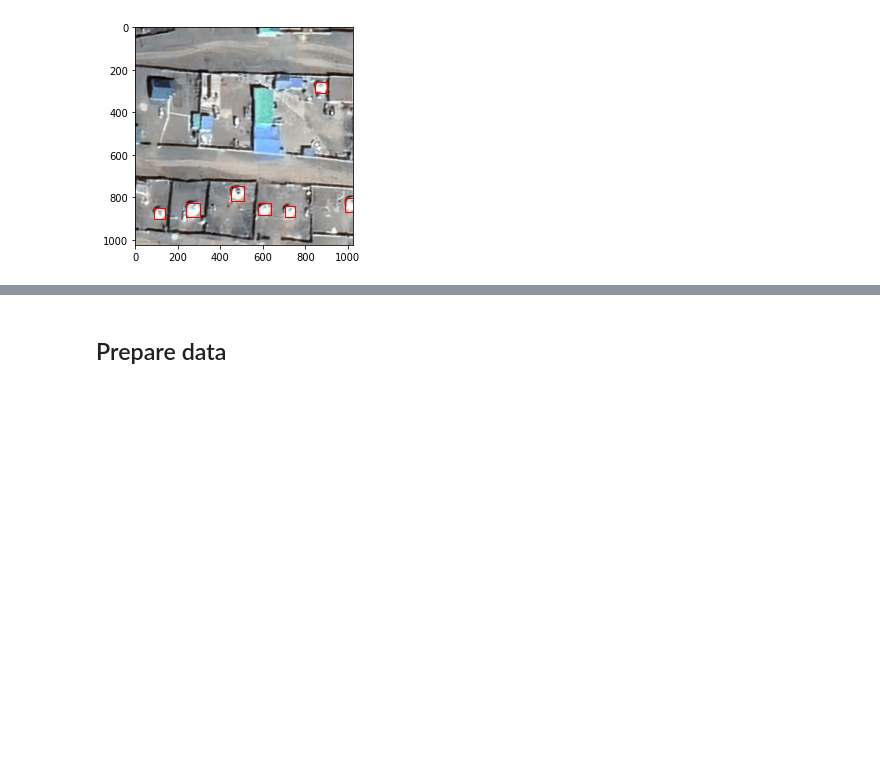
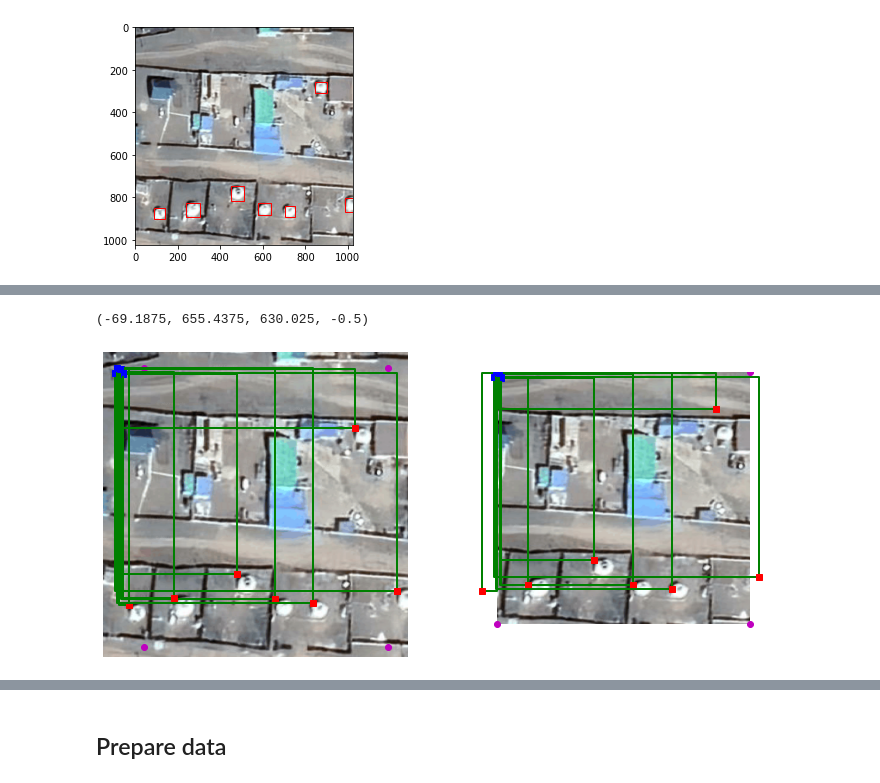
Before and after one commit to Nymbayar/Object-Detection-BB, a Jupyter notebook: notebooks/1.object_detection.ipynb, the cells around one changed output, grey strips where cells are left out. Cells and saved outputs as stored; diff of their text form; code cells hidden in the pictures; blank space fills up the shorter version.

```diff
--- a/notebooks/1.object_detection.ipynb
+++ b/notebooks/1.object_detection.ipynb
@@ -131,0 +178,13 @@ plot_resized_image((400,400),0)
+# %%
+def convert_bbox(x):
+    img = Image.open(x['img_name'])
+    #sizes = img.size
+    # Load xy, width and height
+    x_mod = (float(x['x']) - float(x['width']) * 0.5) * img.size[0]
+    y_mod = (float(x['y']) - float(x['height']) * 0.5) * img.size[1]
+    width_mod = float(x['width']) * img.size[0]
+    height_mod = float(x['height']) * img.size[1]
+    return pd.Series([x_mod,y_mod,width_mod,height_mod],index=['x_mod','y_mod','width_mod','height_mod'])
+# %%
+df[['x_mod','y_mod','width_mod','height_mod']] = df.apply(lambda x: convert_bbox(x),axis=1)
+df[['x_mod','y_mod','width_mod','height_mod']] = df[['x_mod','y_mod','width_mod','height_mod']].astype(int)
@@ -131,0 +207,65 @@ plot_resized_image((400,400),0)
+# %%
+#### Test translation and stretching augmentations
+
+name_str,img,bb_boxes = get_image_name(df,1,augmentation=False,trans_range=0,scale_range=0)
+img_mask =get_mask_seg(img,bb_boxes)
+
+tr_x1 = 80
+tr_y1 = 30
+tr_x2 = 40
+tr_y2 = 20
+
+
+
+p1 = (tr_x1,tr_y1)
+p2 = (img.shape[1]-tr_x2,tr_y1)
+
+p3 = (img.shape[1]-tr_x2,img.shape[0]-tr_y2)
+p4 = (tr_x1,img.shape[0]-tr_y2)
+
+pts1 = np.float32([[p1[0],p1[1]],
+                   [p2[0],p2[1]],
+                   [p3[0],p3[1]],
+                   [p4[0],p4[1]]])
+pts2 = np.float32([[0,0],
+                   [img.shape[1],0],
+                   [img.shape[1],img.shape[0]],[0,img.shape[0]] ]
+                   )
+
+M = cv2.getPerspectiveTransform(pts1,pts2)
+dst = cv2.warpPerspective(img,M,(img.shape[1],img.shape[0]))
+dst = np.array(dst,dtype=np.uint8)
+
+
+plt.figure(figsize=(12,8))
+plt.subplot(1,2,1)
+plt.imshow(img)
+plt.plot(p1[0],p1[1],'mo')
+plt.plot(p2[0],p2[1],'mo')
+plt.plot(p3[0],p3[1],'mo')
+plt.plot(p4[0],p4[1],'mo')
+for i in range(len(bb_boxes)):
+    plot_bbox(bb_boxes,i,'g')
+
+    bb_box_i = [bb_boxes.iloc[i]['x_mod'],bb_boxes.iloc[i]['y_mod'],
+                bb_boxes.iloc[i]['width_mod'],bb_boxes.iloc[i]['height_mod']]
+    plt.plot(bb_box_i[0],bb_box_i[1],'rs')
+    plt.plot(bb_box_i[2],bb_box_i[3],'bs')
+plt.axis('off')
+plt.subplot(1,2,2)
+plt.imshow(dst)
+bb_boxes1 = bb_boxes.copy(deep=True)
+bb_boxes1['x_mod'] = (bb_boxes['x_mod'] - p1[0])/(p2[0]-p1[0])*img.shape[1]
+bb_boxes1['y_mod'] = (bb_boxes['y_mod'] - p1[0])/(p2[0]-p1[0])*img.shape[1]
+bb_boxes1['width_mod'] = (bb_boxes['width_mod'] - p1[1])/(p3[1]-p1[1])*img.shape[0]
+bb_boxes1['height_mod'] = (bb_boxes['height_mod'] - p1[1])/(p3[1]-p1[1])*img.shape[0]
+plt.plot(0,0,'mo')
+plt.plot(img.shape[1],0,'mo')
+plt.plot(img.shape[1],img.shape[0],'mo')
+plt.plot(0,img.shape[0],'mo')
+plot_im_bbox(dst,bb_boxes1)
+
+plt.axis('off')
+# %% [output]
+(-69.1875, 655.4375, 630.025, -0.5)
+[figure, added]
```
Also changed, not shown: parts of 25 cells of this notebook, 1 other file.
